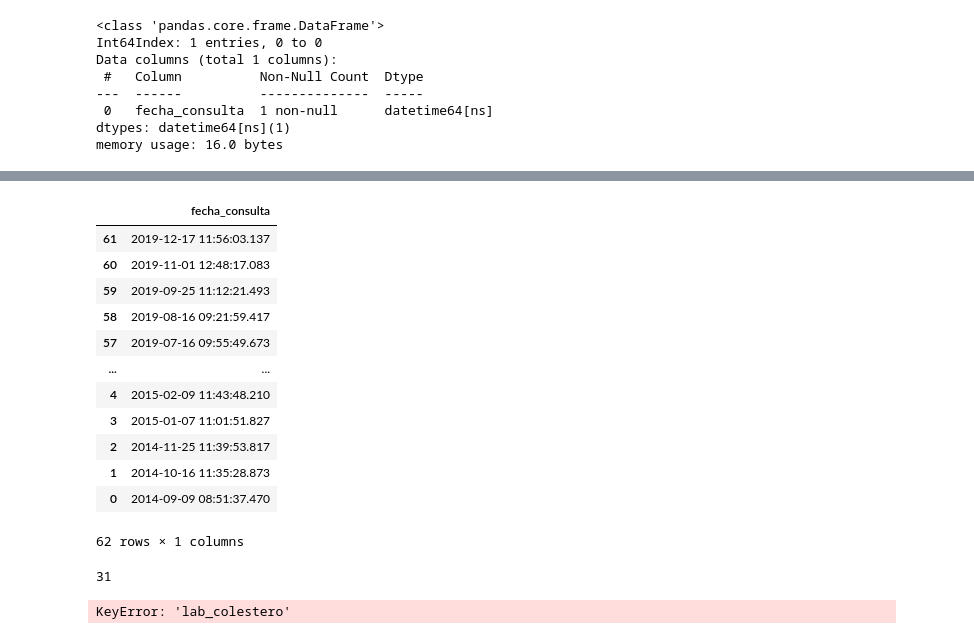
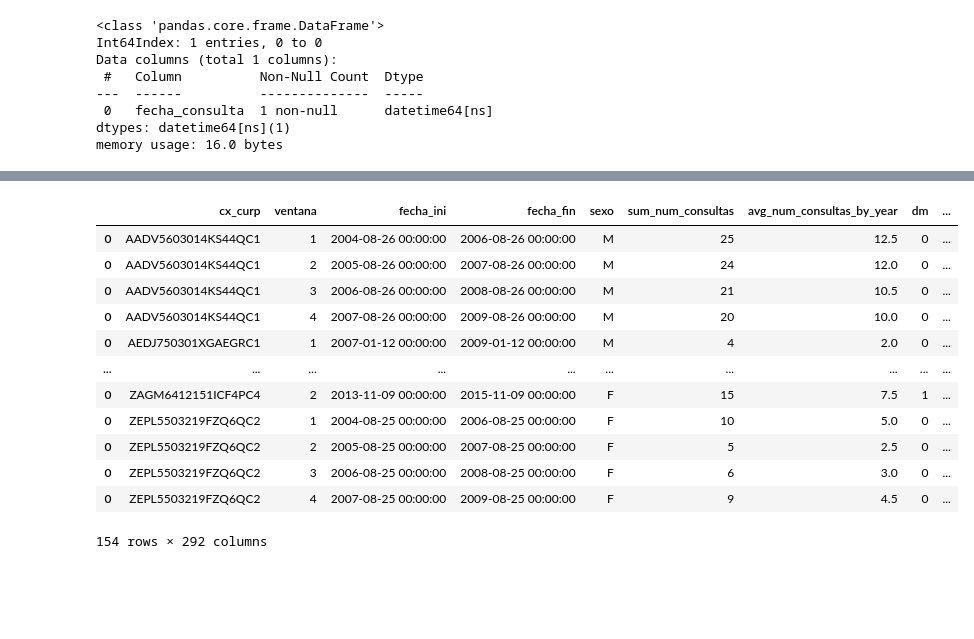
Before and after one commit to AideJGC/ProyectoDIABETIA_Estancia, a Jupyter notebook: notebooks/Feature_Engineering.ipynb, the cells around one changed output, grey strips where cells are left out. Saved outputs shown, nothing was run; the diff lists cells and outputs as text; code cells hidden in the pictures; blank space fills up the shorter version.

```diff
--- a/notebooks/Feature_Engineering.ipynb
+++ b/notebooks/Feature_Engineering.ipynb
@@ -282,6 +290,6 @@ def fecha_ini_fin(fecha_ini):
     return a_ini, a_inter, a_fin
 # %%
-column_names = ['cx_curp','ventana','fecha_ini','fecha_fin','sum_num_consultas','avg_num_consultas_by_year',\
+column_names = ['cx_curp','ventana','fecha_ini','fecha_fin','sexo','sum_num_consultas','avg_num_consultas_by_year',\
                 'dm','hta','renal','preglucosa','num_med_preglucosa','avg_preglucosa','min_preglucosa',\
                 'max_preglucosa','postglucosa','num_med_postglucosa','avg_postglucosa','min_postglucosa',\
                 'max_postglucosa','colesterol','num_med_colesterol','avg_colesterol','min_colesterol',\
@@ -349,6 +357,6 @@ column_names = ['cx_curp','ventana','fecha_ini','fecha_fin','sum_num_consultas',
 'avg_comp_precoces_traumatismos','comp_aten_med_qx_no_clasif','num_med_comp_aten_med_qx_no_clasif','avg_comp_aten_med_qx_no_clasif',
 'sec_traumatismos_envenenamiento_causas_ext','num_med_sec_traumatismos_envenenamiento_causas_ext',
 'avg_sec_traumatismos_envenenamiento_causas_ext','ot_efec_causas_ext_comp_traumatismos','num_med_ot_efec_causas_ext_comp_traumatismos',
-'avg_ot_efec_causas_ext_comp_traumatismos','target_hta']
+'avg_ot_efec_causas_ext_comp_traumatismos','label']
 #,'tumores_malig_labio_bucal_faringe','num_med_tumores_malig_labio_bucal_faringe',
 #'avg_tumores_malig_labio_bucal_faringe']
@@ -2199 +1318,3 @@ pd.options.display.max_columns = None
+# %%
+save = df_window_f.copy()
 # %%
@@ -2232,24 +1321,0 @@ c[~pd.isna(c['glucosa1'])].count()[0]
-# %%
-df[df['cx_curp']=='AAAZ581217189U5PC3'][['fecha_consulta']].sort_values(by = ['fecha_consulta'], ascending = False)
-# %% [output]
-|  | fecha_consulta |
-| 61 | 2019-12-17 11:56:03.137 |
-| 60 | 2019-11-01 12:48:17.083 |
-| 59 | 2019-09-25 11:12:21.493 |
-| 58 | 2019-08-16 09:21:59.417 |
-| 57 | 2019-07-16 09:55:49.673 |
-| ... | ... |
-| 4 | 2015-02-09 11:43:48.210 |
-| 3 | 2015-01-07 11:01:51.827 |
-| 2 | 2014-11-25 11:39:53.817 |
-| 1 | 2014-10-16 11:35:28.873 |
-| 0 | 2014-09-09 08:51:37.470 |
-62 rows × 1 columns
-# %%
-c[~pd.isna(c['glucosa1'])].count()[0]
-# %% [output]
-31
-# %%
-c[c['lab_colestero']==1].count()[0]
-# %% [output]
-KeyError: 'lab_colestero'
@@ -2259,0 +1322,20 @@ df.loc[df['hta'] == 1]
+# %%
+#df_window_f['sexo'] = df_window_f['sexo'].str.replace(r'[()]',"")
+df_window_f['sexo'] = df_window_f['sexo'].astype(str).str.replace(r'\[|\]|\'', '')
+#df_window_f['sexo'] = df_window_f['sexo'].replace(['\]'],'')
+#df_window_f['sexo'] = df_window_f['sexo'].replace([''],np.nan)
+df_window_f
+# %% [output]
+|  | cx_curp | ventana | fecha_ini | fecha_fin | sexo | sum_num_consultas | avg_num_consultas_by_year | dm | ... |
+| 0 | AADV5603014KS44QC1 | 1 | 2004-08-26 00:00:00 | 2006-08-26 00:00:00 | M | 25 | 12.5 | 0 | ... |
+| 0 | AADV5603014KS44QC1 | 2 | 2005-08-26 00:00:00 | 2007-08-26 00:00:00 | M | 24 | 12.0 | 0 | ... |
+| 0 | AADV5603014KS44QC1 | 3 | 2006-08-26 00:00:00 | 2008-08-26 00:00:00 | M | 21 | 10.5 | 0 | ... |
+| 0 | AADV5603014KS44QC1 | 4 | 2007-08-26 00:00:00 | 2009-08-26 00:00:00 | M | 20 | 10.0 | 0 | ... |
+| 0 | AEDJ750301XGAEGRC1 | 1 | 2007-01-12 00:00:00 | 2009-01-12 00:00:00 | M | 4 | 2.0 | 0 | ... |
+| ... | ... | ... | ... | ... | ... | ... | ... | ... | ... |
+| 0 | ZAGM6412151ICF4PC4 | 2 | 2013-11-09 00:00:00 | 2015-11-09 00:00:00 | F | 15 | 7.5 | 1 | ... |
+| 0 | ZEPL5503219FZQ6QC2 | 1 | 2004-08-25 00:00:00 | 2006-08-25 00:00:00 | F | 10 | 5.0 | 0 | ... |
+| 0 | ZEPL5503219FZQ6QC2 | 2 | 2005-08-25 00:00:00 | 2007-08-25 00:00:00 | F | 5 | 2.5 | 0 | ... |
+| 0 | ZEPL5503219FZQ6QC2 | 3 | 2006-08-25 00:00:00 | 2008-08-25 00:00:00 | F | 6 | 3.0 | 0 | ... |
+| 0 | ZEPL5503219FZQ6QC2 | 4 | 2007-08-25 00:00:00 | 2009-08-25 00:00:00 | F | 9 | 4.5 | 0 | ... |
+154 rows × 292 columns
```
Also changed, not shown: parts of 21 cells of this notebook.
